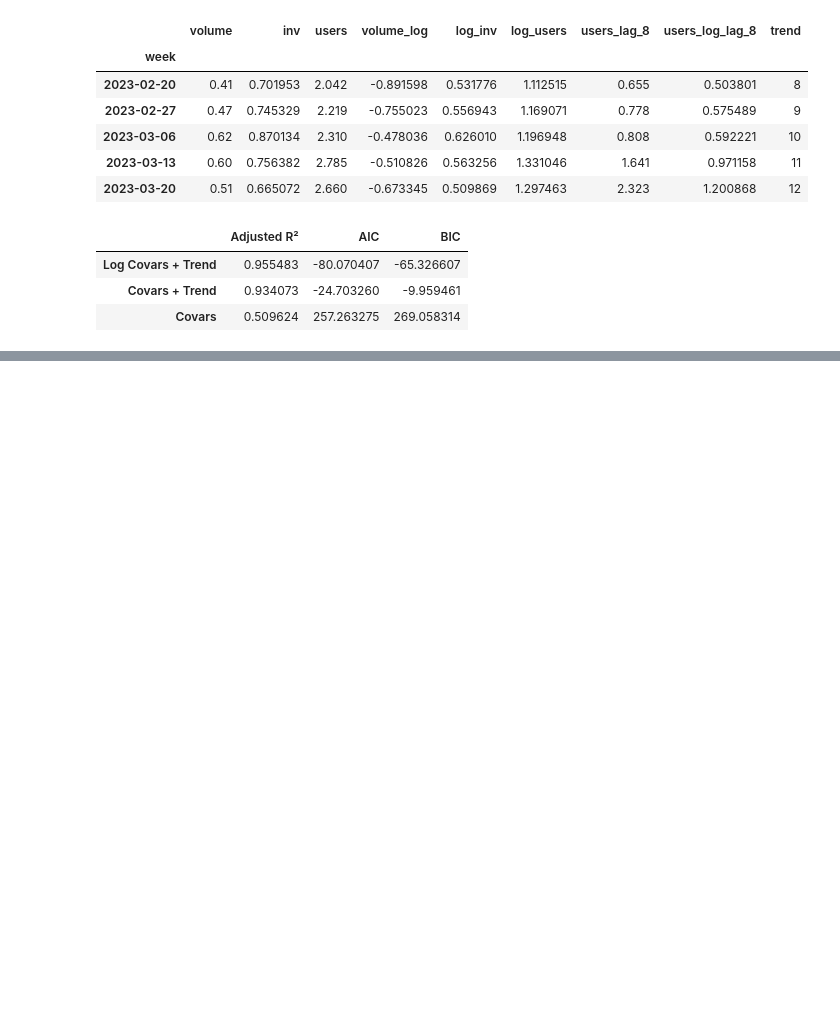
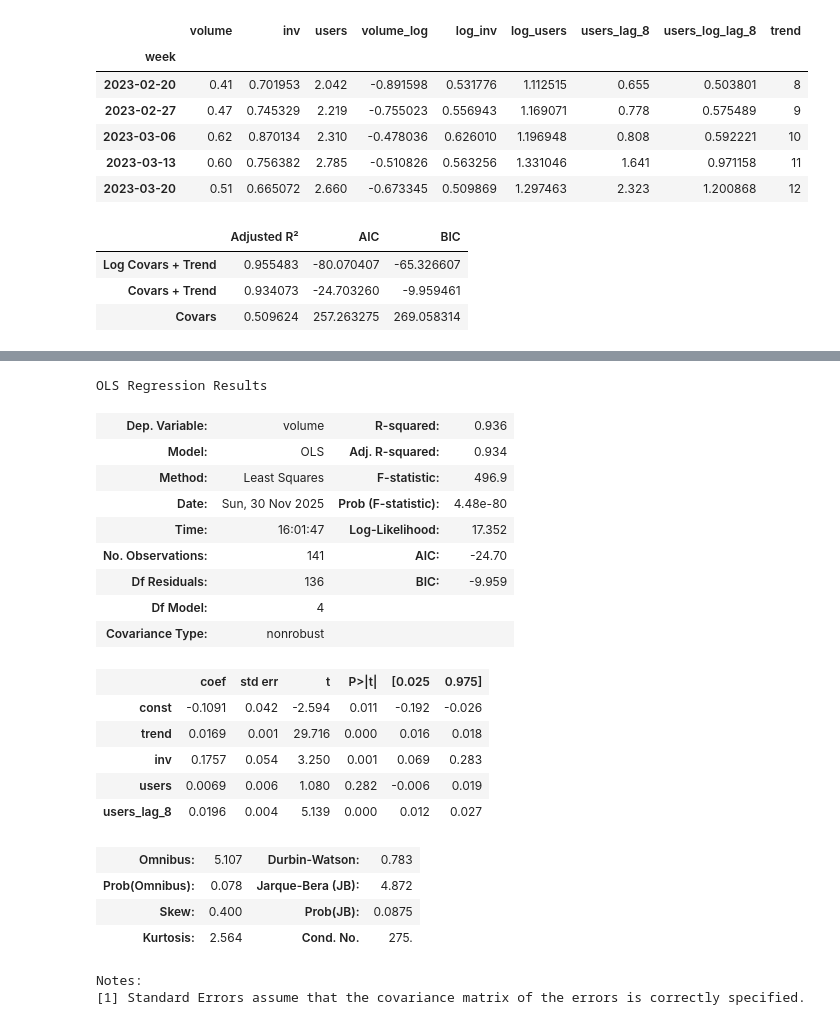
Before and after one commit to kauanmaf/Time-Series-A2, a Jupyter notebook: relatorio.ipynb, the cells around one changed output, grey strips where cells are left out. Cells and saved outputs as stored; diff of their text form; code cells hidden in the pictures; blank space fills up the shorter version.

```diff
--- a/relatorio.ipynb
+++ b/relatorio.ipynb
@@ -435,0 +461,25 @@ Em seguida, fica claro que o melhor modelo dentre esses é o modelo de elasticid
+# %%
+log_models["Covars + Trend"].summary()
+# %% [output]
+OLS Regression Results
+| Dep. Variable: | volume | R-squared: | 0.936 |
+| Model: | OLS | Adj. R-squared: | 0.934 |
+| Method: | Least Squares | F-statistic: | 496.9 |
+| Date: | Sun, 30 Nov 2025 | Prob (F-statistic): | 4.48e-80 |
+| Time: | 16:01:47 | Log-Likelihood: | 17.352 |
+| No. Observations: | 141 | AIC: | -24.70 |
+| Df Residuals: | 136 | BIC: | -9.959 |
+| Df Model: | 4 |  |  |
+| Covariance Type: | nonrobust |  |  |
+|  | coef | std err | t | P>|t| | [0.025 | 0.975] |
+| const | -0.1091 | 0.042 | -2.594 | 0.011 | -0.192 | -0.026 |
+| trend | 0.0169 | 0.001 | 29.716 | 0.000 | 0.016 | 0.018 |
+| inv | 0.1757 | 0.054 | 3.250 | 0.001 | 0.069 | 0.283 |
+| users | 0.0069 | 0.006 | 1.080 | 0.282 | -0.006 | 0.019 |
+| users_lag_8 | 0.0196 | 0.004 | 5.139 | 0.000 | 0.012 | 0.027 |
+| Omnibus: | 5.107 | Durbin-Watson: | 0.783 |
+| Prob(Omnibus): | 0.078 | Jarque-Bera (JB): | 4.872 |
+| Skew: | 0.400 | Prob(JB): | 0.0875 |
+| Kurtosis: | 2.564 | Cond. No. | 275. |
+Notes:
+[1] Standard Errors assume that the covariance matrix of the errors is correctly specified.
```
Also changed, not shown: parts of 3 cells of this notebook.
